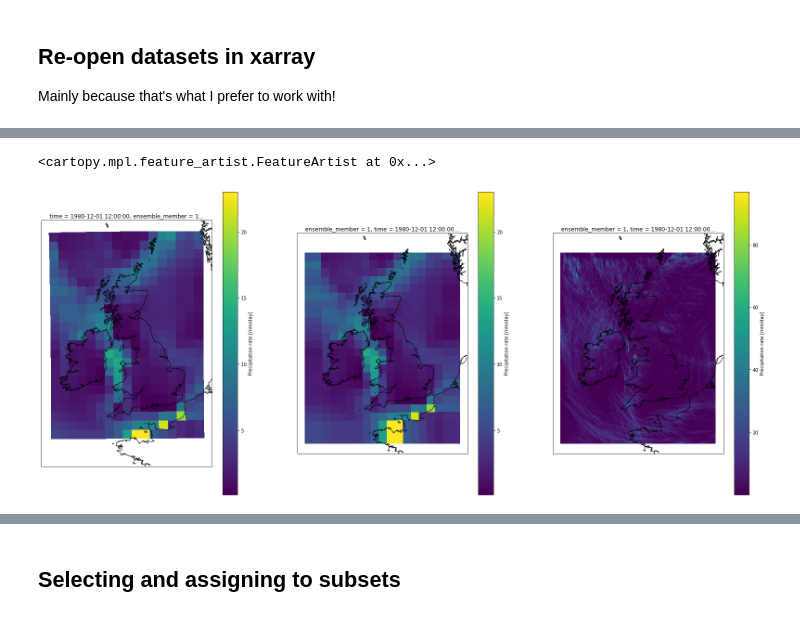
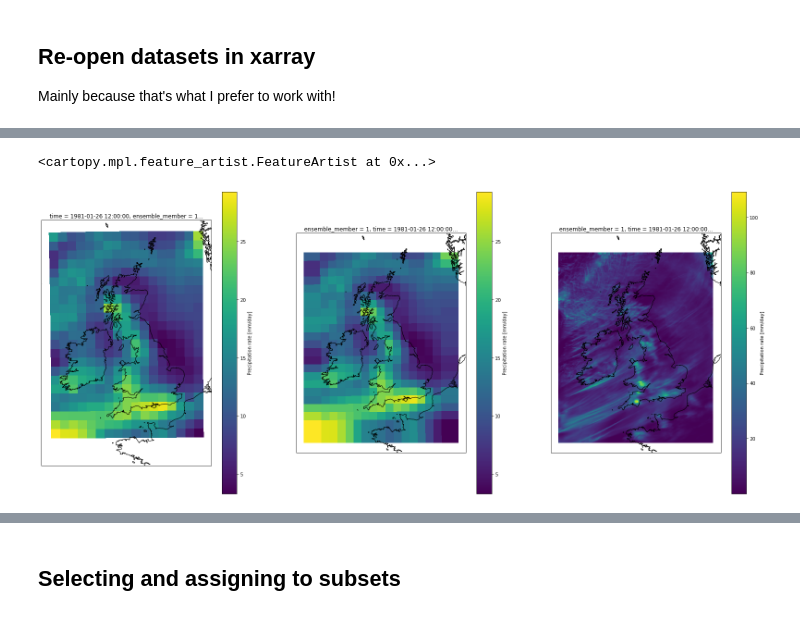
Before and after one commit to henryaddison/ml-downscaling-emulation, a Jupyter notebook: notebooks/learning/matching 2.2km grid to 60km grid.ipynb, the cells around one changed output, grey strips where cells are left out. Cells and saved outputs as stored; diff of their text form; code cells hidden in the pictures.

```diff
--- a/notebooks/learning/matching 2.2km grid to 60km grid.ipynb
+++ b/notebooks/learning/matching 2.2km grid to 60km grid.ipynb
@@ -205,5 +112,6 @@ qplt.pcolormesh(rp_gcm_cube.extract(iris.Constraint(ensemble_member=1))[360])
 Mainly because that's what I prefer to work with!
 # %%
 pr = xr.open_mfdataset("../../../../data/2.2km/rcp85/01/pr/*.nc")
-gcmdata = xr.open_mfdataset("../../../../data/60km/rcp85/01/*/day/*.nc")
-regridded_gcmdata = xr.open_dataset('../../../../derived_data/60km/rcp85/01/pr/day/pr_rcp85_land-gcm_uk_60km_01_day_rp_regrid_19791201-19891130.nc')
+gcmdata = xr.open_mfdataset("../../../../data/60km/rcp85/01/*/day/*.nc").isel(time=slice(360,720))
+nn_regridded_gcmdata = xr.open_dataset('../../../../derived_data/60km/rcp85/01/pr/day/pr_rcp85_land-gcm_uk_60km_01_day_rp_nn_regrid_19801201-19811130.nc')
+linear_regridded_gcmdata = xr.open_dataset('../../../../derived_data/60km/rcp85/01/pr/day/pr_rcp85_land-gcm_uk_60km_01_day_rp_linear_regrid_19801201-19811130.nc')
@@ -338,3 +118,8 @@ gcm_cubes[0].coords()
 # %%
-pr_single_day = pr.sel(ensemble_member=1, time=cftime.Datetime360Day(1980, 12, 1, 12, 0, 0, 0))
-gcm_single_day = gcmdata.sel(ensemble_member=1, time=cftime.Datetime360Day(1980, 12, 1, 12, 0, 0, 0))
+wettest_itime = gcmdata.sum(dim=["projection_y_coordinate", "projection_x_coordinate"]).pr.argmax(dim="time").values
+wettest_time = gcmdata.time[wettest_itime[0]].values
+
+pr_single_day = pr.sel(ensemble_member=1, time=wettest_time)
+gcm_single_day = gcmdata.sel(ensemble_member=1, time=wettest_time)
+nn_regridded_gcm_single_day = nn_regridded_gcmdata.sel(ensemble_member=1, time=wettest_time)
+linear_regridded_gcm_single_day = linear_regridded_gcmdata.sel(ensemble_member=1, time=wettest_time)
@@ -364,13 +129,13 @@ platecarree = ccrs.PlateCarree()
 # %%
 f, ((ax1, ax2, ax3)) = plt.subplots(1, 3, figsize=(28, 12), sharey=True, subplot_kw={'projection': cp_model_rotated_pole})
 
 gcm_single_day.pr.plot(ax=ax1, x='longitude', y='latitude', add_colorbar=True, transform=platecarree)
-regridded_gcmdata.isel(ensemble_member=0, time=360).pr.plot(ax=ax2, x='grid_longitude', y='grid_latitude', add_colorbar=True, transform=cp_model_rotated_pole)
+nn_regridded_gcm_single_day.pr.plot(ax=ax2, x='grid_longitude', y='grid_latitude', add_colorbar=True, transform=cp_model_rotated_pole)
 pr_single_day.pr.plot.pcolormesh(ax=ax3, x='grid_longitude', y='grid_latitude', add_colorbar=True, transform=cp_model_rotated_pole)
 
 ax1.coastlines()
 ax2.coastlines()
 ax3.coastlines()
 # %% [output]
 <cartopy.mpl.feature_artist.FeatureArtist at 0x...>
-[figure, old version]
+[figure, new version]
```
Also changed, not shown: parts of 37 cells of this notebook, 1 other file.
